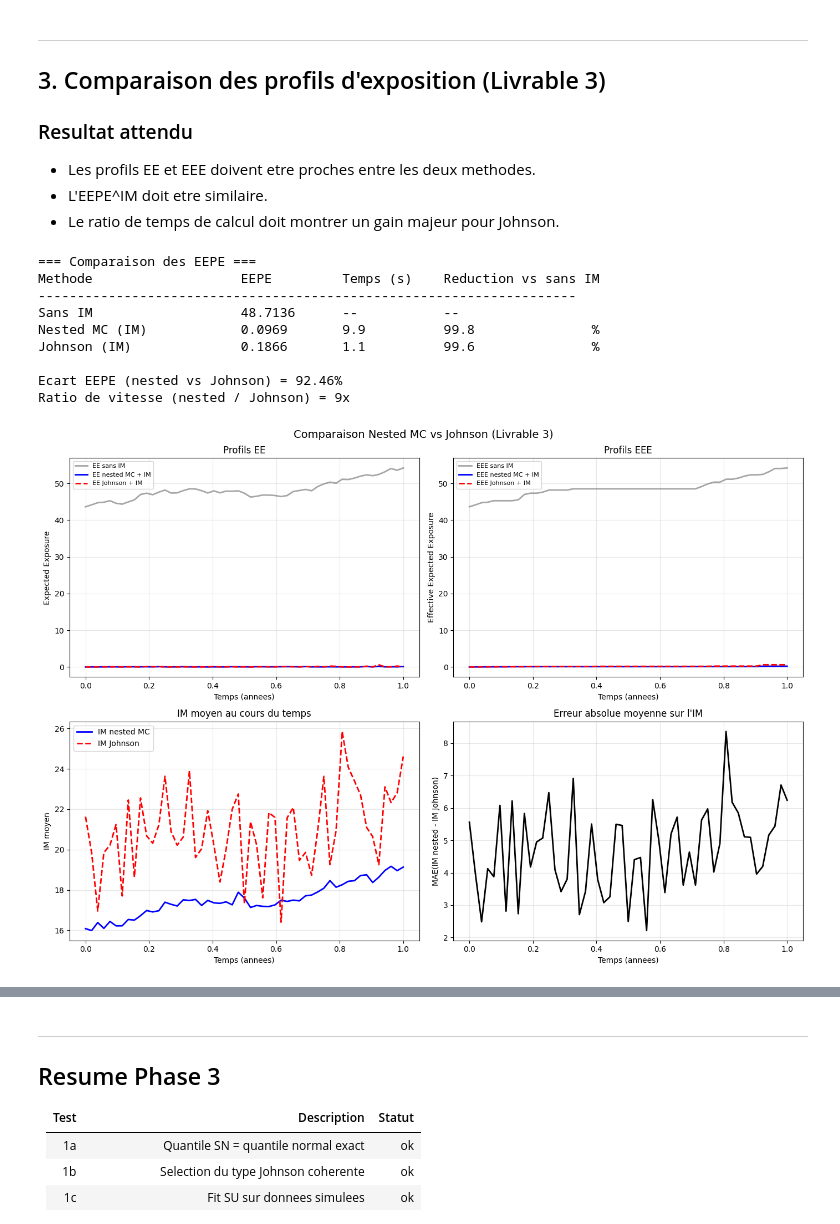
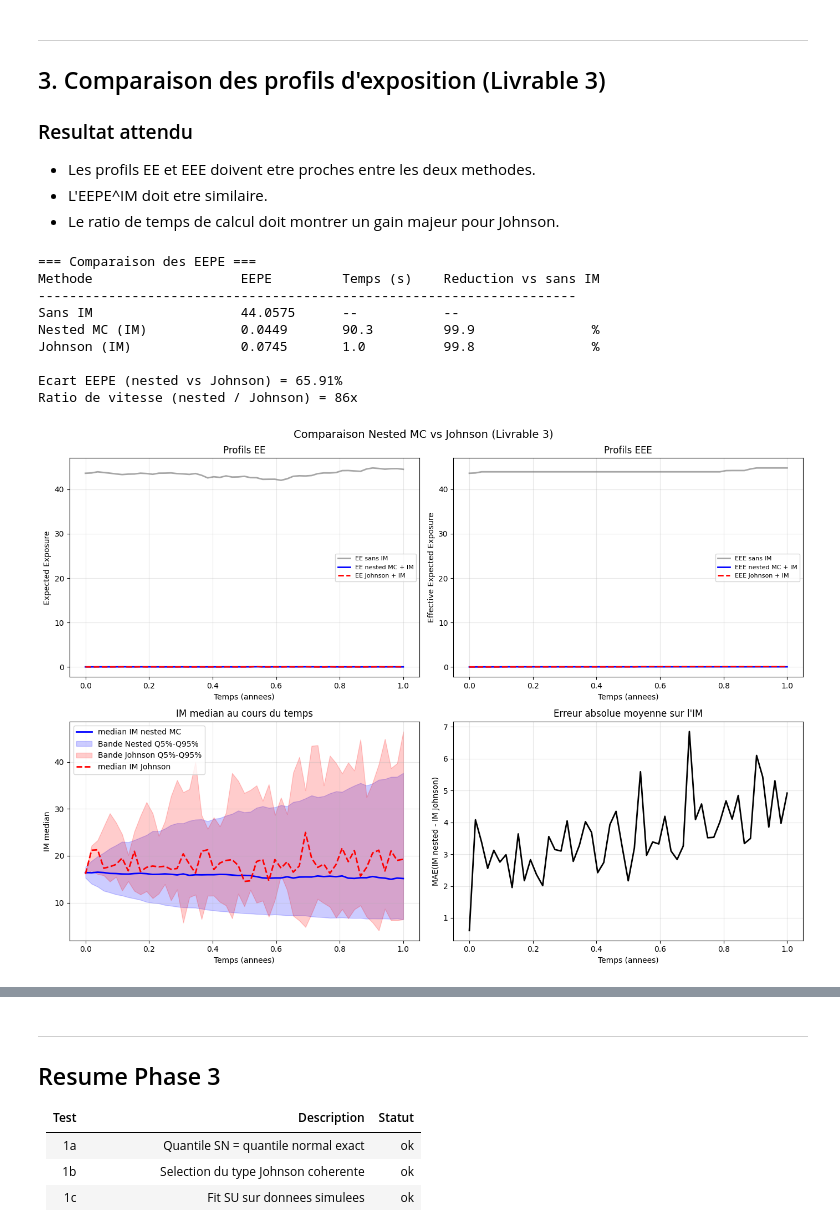
Before and after one commit to tsg1306/Initial_Margin_Calculation, a Jupyter notebook: notebooks/03_test_phase3.ipynb, the cells around one changed output, grey strips where cells are left out. Saved outputs shown, nothing was run; the diff lists cells and outputs as text; code cells hidden in the pictures.

```diff
--- a/notebooks/03_test_phase3.ipynb
+++ b/notebooks/03_test_phase3.ipynb
@@ -148,8 +148,8 @@ from lib.johnson import compute_im_johnson
 from lib.exposure import compute_all_exposure_metrics
 
 # Parametres reduits pour les tests
-N_OUTER_TEST = 200
-N_INNER_TEST = 200
+N_OUTER_TEST = 1000
+N_INNER_TEST = 1000
 
 # Simulation
 paths = simulate_gbm(n_outer=N_OUTER_TEST, n_t=N_T)
@@ -192,24 +192,24 @@ Temps Johnson : 1.1s
 # %%
 print("=== Test 2a : Comparaison IM ===")
 
-im_nested_mean = np.mean(im_nested, axis=0)
-im_johnson_mean = np.mean(im_johnson, axis=0)
+im_nested_median = np.median(im_nested, axis=0)
+im_johnson_median = np.median(im_johnson, axis=0)
 
-print(f"\n{'Date':<8} {'IM nested mean':<16} {'IM Johnson mean':<17} {'Ecart relatif':<15}")
+print(f"\n{'Date':<8} {'IM nested median':<16} {'IM Johnson median':<17} {'Ecart relatif':<15}")
 print("-" * 56)
 for idx in [0, 13, 26, 39, 52]:
     t = TIME_GRID[idx]
-    if abs(im_nested_mean[idx]) > 1e-6:
-        rel = abs(im_nested_mean[idx] - im_johnson_mean[idx]) / abs(im_nested_mean[idx])
-        print(f"{t:<8.2f} {im_nested_mean[idx]:<16.4f} {im_johnson_mean[idx]:<17.4f} {rel:<15.2%}")
+    if abs(im_nested_median[idx]) > 1e-6:
+        rel = abs(im_nested_median[idx] - im_johnson_median[idx]) / abs(im_nested_median[idx])
+        print(f"{t:<8.2f} {im_nested_median[idx]:<16.4f} {im_johnson_median[idx]:<17.4f} {rel:<15.2%}")
     else:
-        print(f"{t:<8.2f} {im_nested_mean[idx]:<16.4f} {im_johnson_mean[idx]:<17.4f} {'N/A':<15}")
+        print(f"{t:<8.2f} {im_nested_median[idx]:<16.4f} {im_johnson_median[idx]:<17.4f} {'N/A':<15}")
 
 # Erreur MAE globale
-mae = np.mean(np.abs(im_nested - im_johnson))
+mae = np.median(np.abs(im_nested - im_johnson))
 print(f"\nMAE globale (noeud par noeud) = {mae:.4f}")
-print(f"IM moyen nested = {np.mean(im_nested):.4f}")
-print(f"IM moyen Johnson = {np.mean(im_johnson):.4f}")
+print(f"IM median nested = {np.median(im_nested):.4f}")
+print(f"IM median Johnson = {np.median(im_johnson):.4f}")
 # %% [output]
 === Test 2a : Comparaison IM ===
 
@@ -293,12 +299,12 @@ print(f"Ratio de vitesse (nested / Johnson) = {t_nested/t_johnson:.0f}x")
 === Comparaison des EEPE ===
 Methode                   EEPE         Temps (s)    Reduction vs sans IM
 ---------------------------------------------------------------------
-Sans IM                   48.7136      --           --
-Nested MC (IM)            0.0969       9.9          99.8               %
-Johnson (IM)              0.1866       1.1          99.6               %
+Sans IM                   44.0575      --           --
+Nested MC (IM)            0.0449       90.3         99.9               %
+Johnson (IM)              0.0745       1.0          99.8               %
 
-Ecart EEPE (nested vs Johnson) = 92.46%
-Ratio de vitesse (nested / Johnson) = 9x
+Ecart EEPE (nested vs Johnson) = 65.91%
+Ratio de vitesse (nested / Johnson) = 86x
 # %%
 # --- Graphique final : comparaison complete ---
 fig, axes = plt.subplots(2, 2, figsize=(14, 10))
@@ -316,39 +322,46 @@ ax.grid(True, alpha=0.3)
 
 # 2) Profils EEE
 ax = axes[0, 1]
 ax.plot(TIME_GRID, metrics_no_im['eee'], 'gray', linewidth=2, label='EEE sans IM', alpha=0.7)
 ax.plot(TIME_GRID, eee_nested_im, 'b-', linewidth=2, label='EEE nested MC + IM')
 ax.plot(TIME_GRID, eee_johnson_im, 'r--', linewidth=2, label='EEE Johnson + IM')
 ax.set_xlabel('Temps (annees)')
 ax.set_ylabel('Effective Expected Exposure')
 ax.set_title('Profils EEE')
 ax.legend(fontsize=8)
 ax.grid(True, alpha=0.3)
 
-# 3) IM moyen
+# 3) IM median
+im_nested_q05_t = np.quantile(im_nested, 0.05, axis=0)
+im_nested_q95_t = np.quantile(im_nested, 0.95, axis=0)
+im_johnson_q05_t = np.quantile(im_johnson, 0.05, axis=0)
+im_johnson_q95_t = np.quantile(im_johnson, 0.95, axis=0)
 ax = axes[1, 0]
-ax.plot(TIME_GRID, im_nested_mean, 'b-', linewidth=2, label='IM nested MC')
-ax.plot(TIME_GRID, im_johnson_mean, 'r--', linewidth=2, label='IM Johnson')
+ax.plot(TIME_GRID, im_nested_median, 'b-', linewidth=2, label='median IM nested MC')
+ax.fill_between(TIME_GRID, im_nested_q05_t, im_nested_q95_t, alpha=0.2, color='blue', label='Bande Nested Q5%-Q95%')
+ax.fill_between(TIME_GRID, im_johnson_q05_t, im_johnson_q95_t, alpha=0.2, color='red', label='Bande Johnson Q5%-Q95%')
+ax.plot(TIME_GRID, im_johnson_median, 'r--', linewidth=2, label='median IM Johnson')
 ax.set_xlabel('Temps (annees)')
-ax.set_ylabel('IM moyen')
-ax.set_title('IM moyen au cours du temps')
+ax.set_ylabel('IM median')
+ax.set_title('IM median au cours du temps')
 ax.legend()
 ax.grid(True, alpha=0.3)
+# Profil median avec bandes de confiance
 
 # 4) Erreur noeud par noeud
 ax = axes[1, 1]
 mae_t = np.mean(np.abs(im_nested - im_johnson), axis=0)
 ax.plot(TIME_GRID, mae_t, 'k-', linewidth=2)
 ax.set_xlabel('Temps (annees)')
 ax.set_ylabel('MAE(IM nested - IM Johnson)')
 ax.set_title('Erreur absolue moyenne sur l\'IM')
 ax.grid(True, alpha=0.3)
 
 plt.suptitle('Comparaison Nested MC vs Johnson (Livrable 3)', fontsize=14)
 plt.tight_layout()
 plt.show()
 # %% [output]
-[figure, old version]
+[figure, new version]
 # %%
 # --- Tableau recapitulatif final ---
 print("=" * 70)
```
Also changed, not shown: parts of 8 cells of this notebook, 11 other files.
